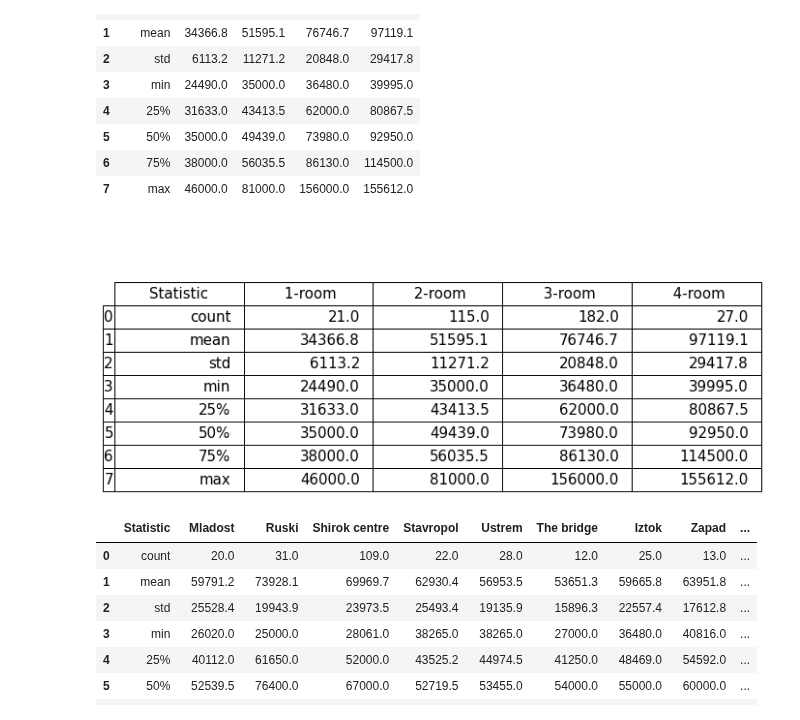
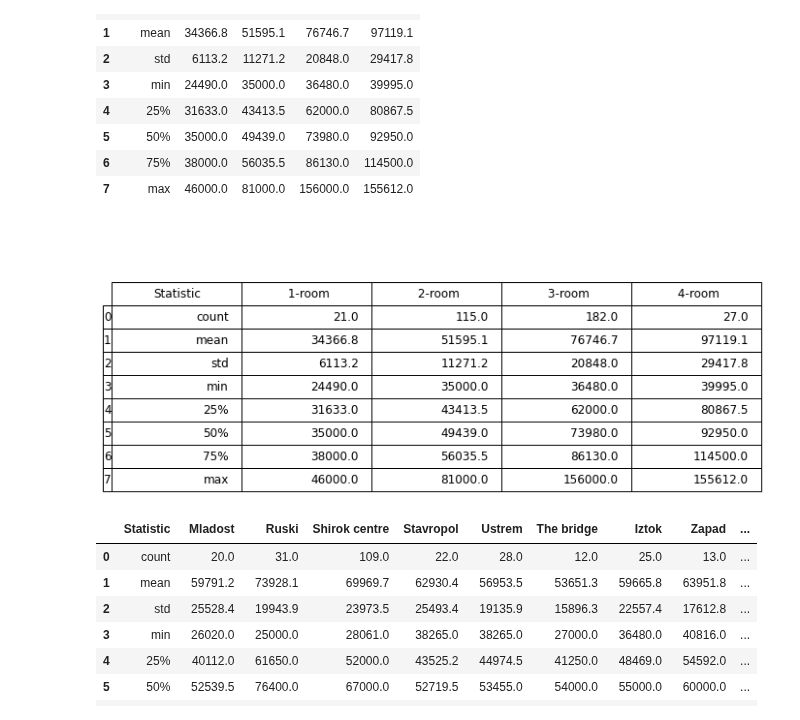
Before and after one commit to StefanRaychev/Web-scraping-and-data-analysis-of-estate-market, a Jupyter notebook: Scraping.ipynb, the cells around one changed output. Cells and saved outputs as stored; diff of their text form; code cells hidden in the pictures.

```diff
--- a/Scraping.ipynb
+++ b/Scraping.ipynb
@@ -427,14 +427,14 @@ stats_df
 # %%
 plt.figure(figsize=(12, 1))
 ax = plt.subplot(111, frame_on=False) # no visible frame
 ax.xaxis.set_visible(False)  # hide the x axis
 ax.yaxis.set_visible(False)  # hide the y axis
 tab = table(ax, stats_df)  # where df is your data frame
-tab.set_fontsize(15)
+tab.set_fontsize(12)
 tab.scale(1, 2)
 plt.savefig('mytable.png')
 # %% [output]
-[figure, old version]
+[figure, new version]
 # %%
 # Unique elements in the "Estate_Type" column
 estate_types = df_estate_collection_all['Location'].unique()
```
Also changed, not shown: parts of 1 cell of this notebook.
